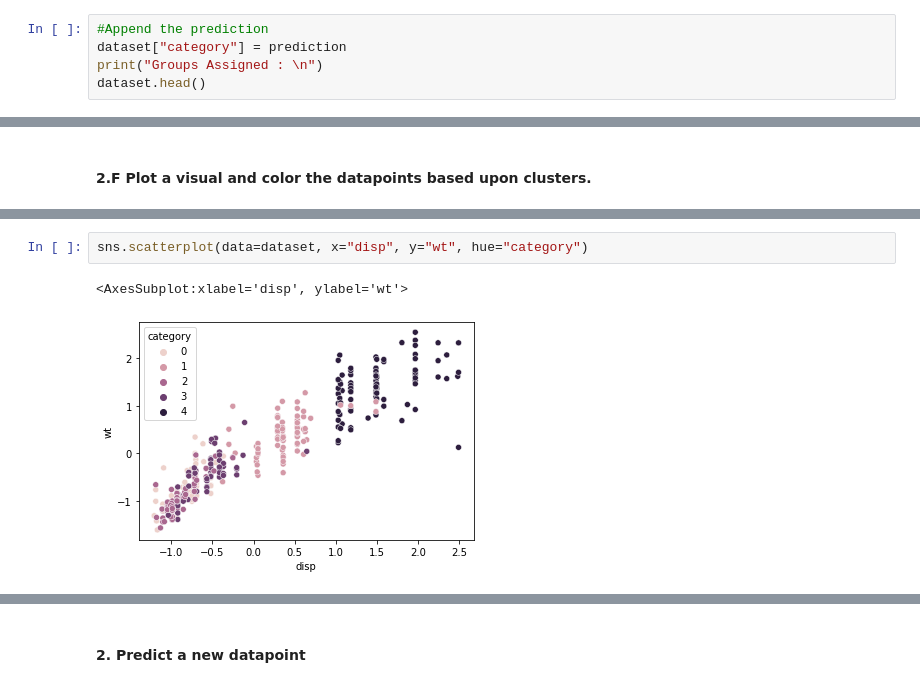
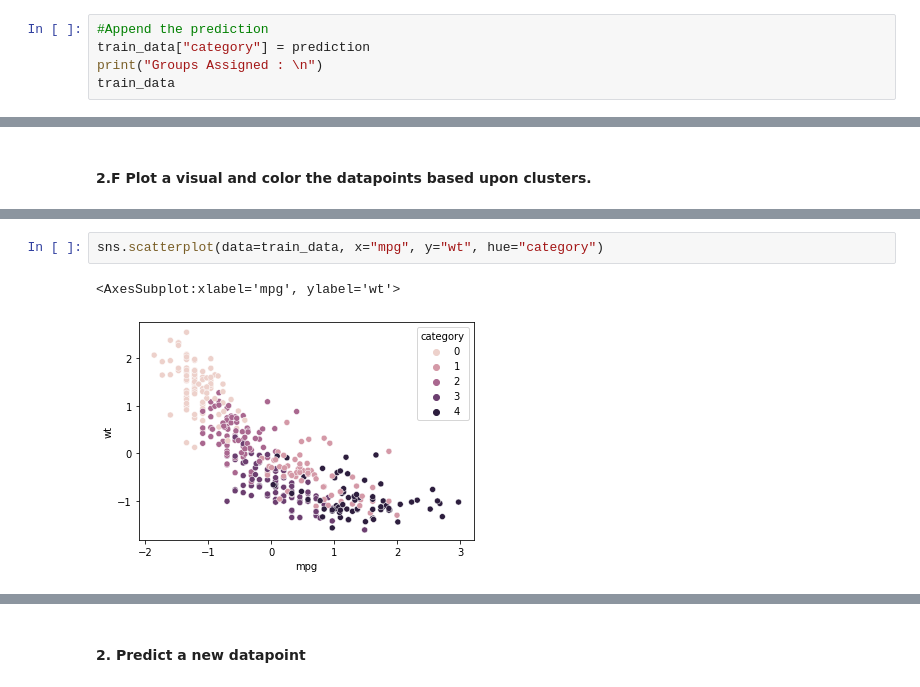
Before and after one commit to MohitBansal9013/AIML-Unsepervised-Learnings, a Jupyter notebook: Mohit Bansal Unsupervised Learning Project .ipynb, the cells around one changed output, grey strips where cells are left out. Saved outputs shown, nothing was run; the diff lists cells and outputs as text.

```diff
--- a/Mohit Bansal Unsupervised Learning Project .ipynb
+++ b/Mohit Bansal Unsupervised Learning Project .ipynb
@@ -313,8 +313,8 @@ prediction = model.predict(train_data)
 #### 2.E Add a new feature in the DataFrame which will have labels based upon cluster value.
 # %%
 #Append the prediction
-dataset["category"] = prediction
+train_data["category"] = prediction
 print("Groups Assigned : \n")
-dataset.head()
+train_data
 # %% [output]
 Groups Assigned :
@@ -345,6 +357,6 @@ mean_values_df.mean()
 # %%
-sns.scatterplot(data=dataset, x="disp", y="wt", hue="category")
+sns.scatterplot(data=train_data, x="mpg", y="wt", hue="category")
 # %% [output]
-<AxesSubplot:xlabel='disp', ylabel='wt'>
+<AxesSubplot:xlabel='mpg', ylabel='wt'>
-[figure, old version]
+[figure, new version]
 # %%
```
Also changed, not shown: parts of 9 cells of this notebook.
